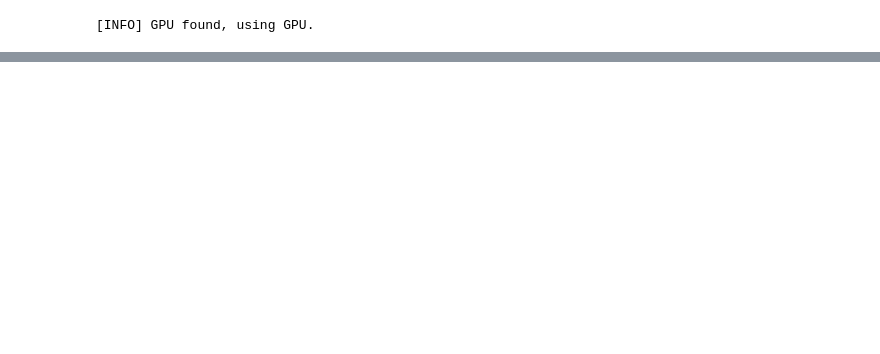
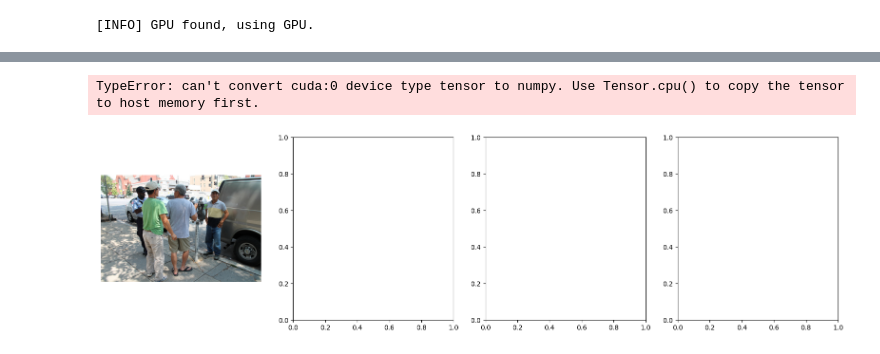
Before and after one commit to synchroazel/visual-grounding, a Jupyter notebook: slic_clip.ipynb, the cells around one changed output, grey strips where cells are left out. Saved outputs shown, nothing was run; the diff lists cells and outputs as text; code cells hidden in the pictures; blank space fills up the shorter version.

Commit message:
updated slic

```diff
--- a/slic_clip.ipynb
+++ b/slic_clip.ipynb
@@ -51,7 +49,3 @@ Dataset Size: 49822
 Train size: 4222
 Val size:   257
 Test size:  502
-# %%
-#@title Import CLIP model
-
-clip_model, clip_prep = clip.load("ViT-B/32", device=device)
@@ -152,0 +52,15 @@ Exception: Invalid CUDA '--device cuda' requested, use '--device cpu' or pass va
+# %%
+#@title Utility function to downsample a map
+
+def downsample_map(map, factor):
+    # number of blocks in each dimension
+    blocks_h = map.shape[0] // factor
+    blocks_w = map.shape[1] // factor
+
+    # reshape the original matrix into blocks
+    blocks = map[:blocks_h * factor, :blocks_w * factor].reshape(blocks_h, factor, blocks_w, factor)
+
+    # calculate the average of each block
+    averages = blocks.mean(axis=(1, 3))
+
+    return averages
@@ -152,0 +227,13 @@ Exception: Invalid CUDA '--device cuda' requested, use '--device cpu' or pass va
+# %%
+%matplotlib inline
+
+idx = 7095  #np.random.randint(0, len(dataset))
+
+sample = RefCOCOgSample(**dataset[idx])
+
+clipslic = ClipSlic(device=device, q=0.9)
+
+score = clipslic(sample, sample.sentences[0])
+# %% [output]
+TypeError: can't convert cuda:0 device type tensor to numpy. Use Tensor.cpu() to copy the tensor to host memory first.
+[figure, added]
```
Also changed, not shown: parts of 8 cells of this notebook, 1 other file.
